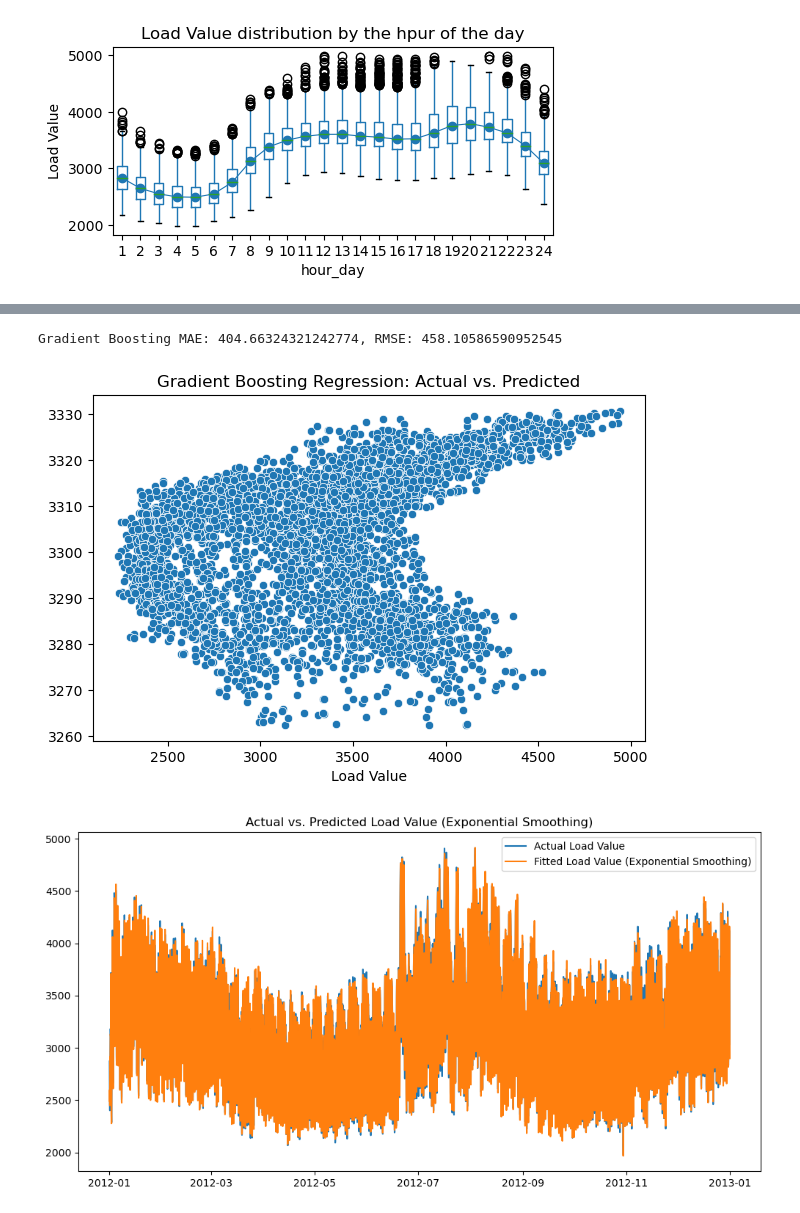
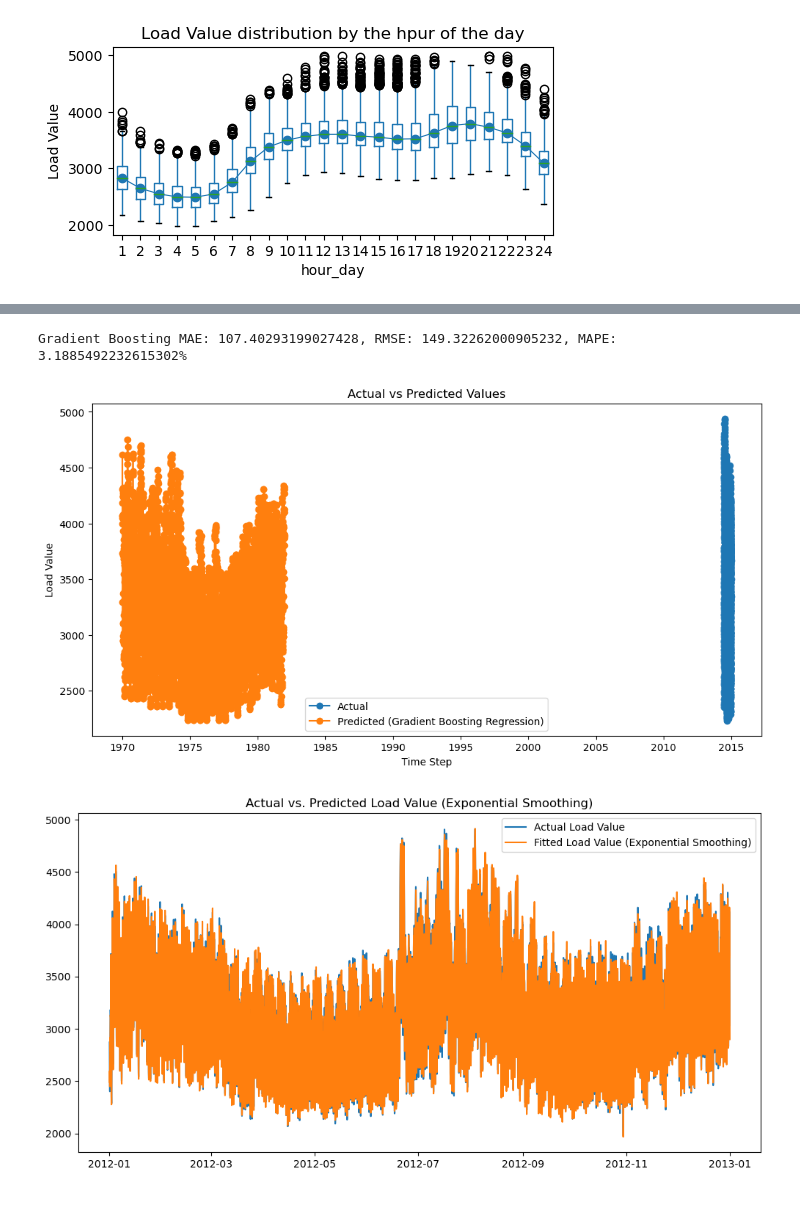
Before and after one commit to valerio1221/Minnd, a Jupyter notebook: t2.ipynb, the cells around one changed output, grey strips where cells are left out. Cells and saved outputs as stored; diff of their text form; code cells hidden in the pictures.

```diff
--- a/t2.ipynb
+++ b/t2.ipynb
@@ -483,32 +508,41 @@ Random Forest MAE: 405.1011809772161, RMSE: 459.7450884213679 , MAPE: 12.7774231
 # %%
 # 4) Gradient Boosting Regression
 gb_model = GradientBoostingRegressor()
 
 # Start by do the train model
 gb_model.fit(X_train, y_train)
 
 # Make the prediction
 gb_pred = gb_model.predict(X_test)
 
 # Evaluate model
 gb_mae = mean_absolute_error(y_test, gb_pred)
 
 gb_rmse = mean_squared_error(y_test, gb_pred, squared=False)
 
-print(f"Gradient Boosting MAE: {gb_mae}, RMSE: {gb_rmse}")
+gb_mape = calculate_mape(y_test, gb_pred)
 
-# Visualize predicted vs. actual values
-plt.figure(figsize=(12, 8))
+print(f"Gradient Boosting MAE: {gb_mae}, RMSE: {gb_rmse}, MAPE: {gb_mape}%")
 
-plt.subplot(2, 2, 1)
-sns.scatterplot(x=y_test, y=linear_pred)  # Corrected x and y variables
-plt.title("Gradient Boosting Regression: Actual vs. Predicted")
+# Example with Linear Regression
+y_pred_best_lr = gb_pred
 
-plt.tight_layout()
+plt.figure(figsize=(12, 6))
+
+# Plot actual values
+plt.plot(y_test, label='Actual', marker='o')
+
+# Plot predicted values for Gradient Boosting Regression
+plt.plot(y_pred_best_lr, label='Predicted (Gradient Boosting Regression)', marker='o')
+
+plt.title('Actual vs Predicted Values')
+plt.xlabel('Time Step')
+plt.ylabel('Load Value')
+plt.legend()
 plt.show()
 # %% [output]
-Gradient Boosting MAE: 404.66324321242774, RMSE: 458.10586590952545
+Gradient Boosting MAE: 107.40293199027428, RMSE: 149.32262000905232, MAPE: 3.1885492232615302%
-[figure, old version]
+[figure, new version]
 # %%
 # Statistical Model
 
```
Also changed, not shown: parts of 5 cells of this notebook.
